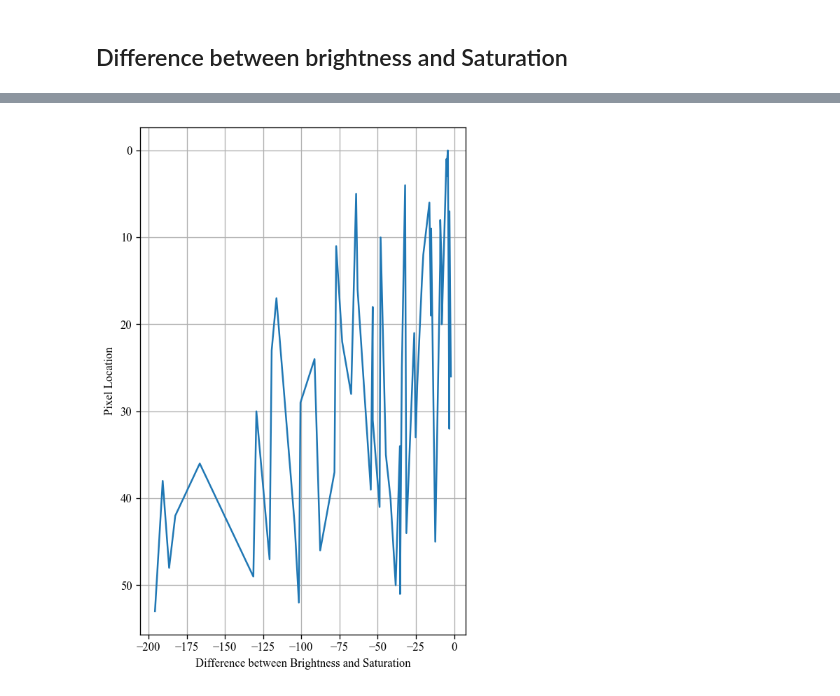
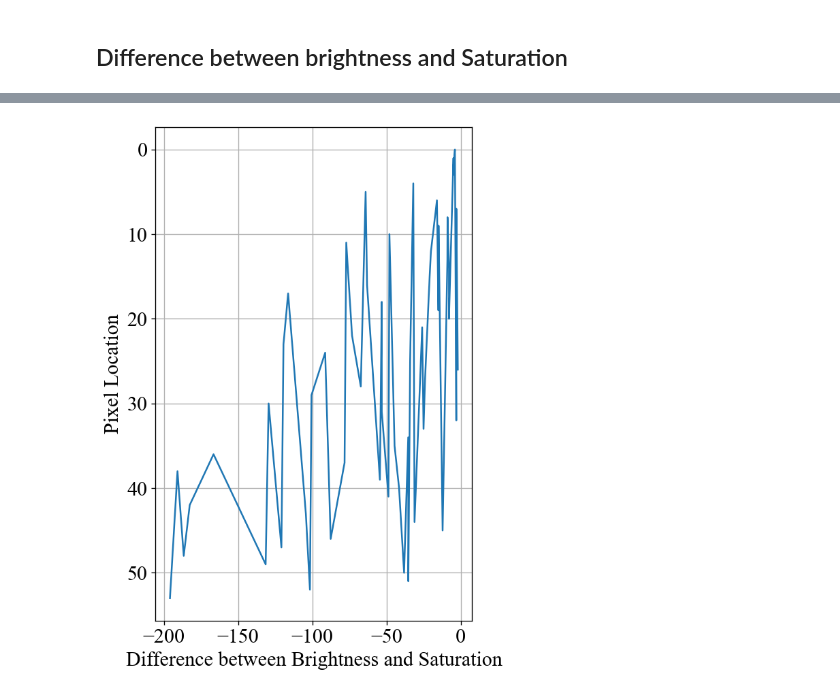
Before and after one commit to jacob5412/Hazing-and-Dehazing-Project, a Jupyter notebook: EDA/Image_EDA.ipynb, the cells around one changed output, grey strips where cells are left out. Drawn from its saved outputs; the diff is of its cells as text; code cells hidden in the pictures.

Commit message:
increase font size

```diff
--- a/EDA/Image_EDA.ipynb
+++ b/EDA/Image_EDA.ipynb
@@ -38,5 +38,6 @@ ax.set_xlim([0, 256])
 ax.set_xlabel("Pixel value")
 ax.set_ylabel("Pixel count")
 plt.savefig("img/rgb_hazy_img_seattle.png")
+plt.rcParams.update({"font.size": 18})
 plt.show()
 # %% [output]
@@ -71,17 +72,18 @@ for i in range(0, img.size[0], n):
 # %%
 color = ("b", "g", "r")
 fig, ax = plt.subplots(nrows=1, ncols=1, figsize=(5, 8), dpi=120)
 plt.grid()
 sns.lineplot(
     data=pd.DataFrame(np.ravel(brightness_saturation_difference)).reset_index(),
     x=0,
     y="index",
 )
 plt.gca().invert_yaxis()
 ax.set_xlabel("Difference between Brightness and Saturation")
 ax.set_ylabel("Pixel Location")
 plt.savefig("img/diff_bright_sat_hazy_img_seattle.png")
+plt.rcParams.update({"font.size": 18})
 plt.show()
 # %% [output]
-[figure, old version]
+[figure, new version]
 [interactive output not drawn]
```
Also changed, not shown: parts of 1 cell of this notebook, 1 other file.
